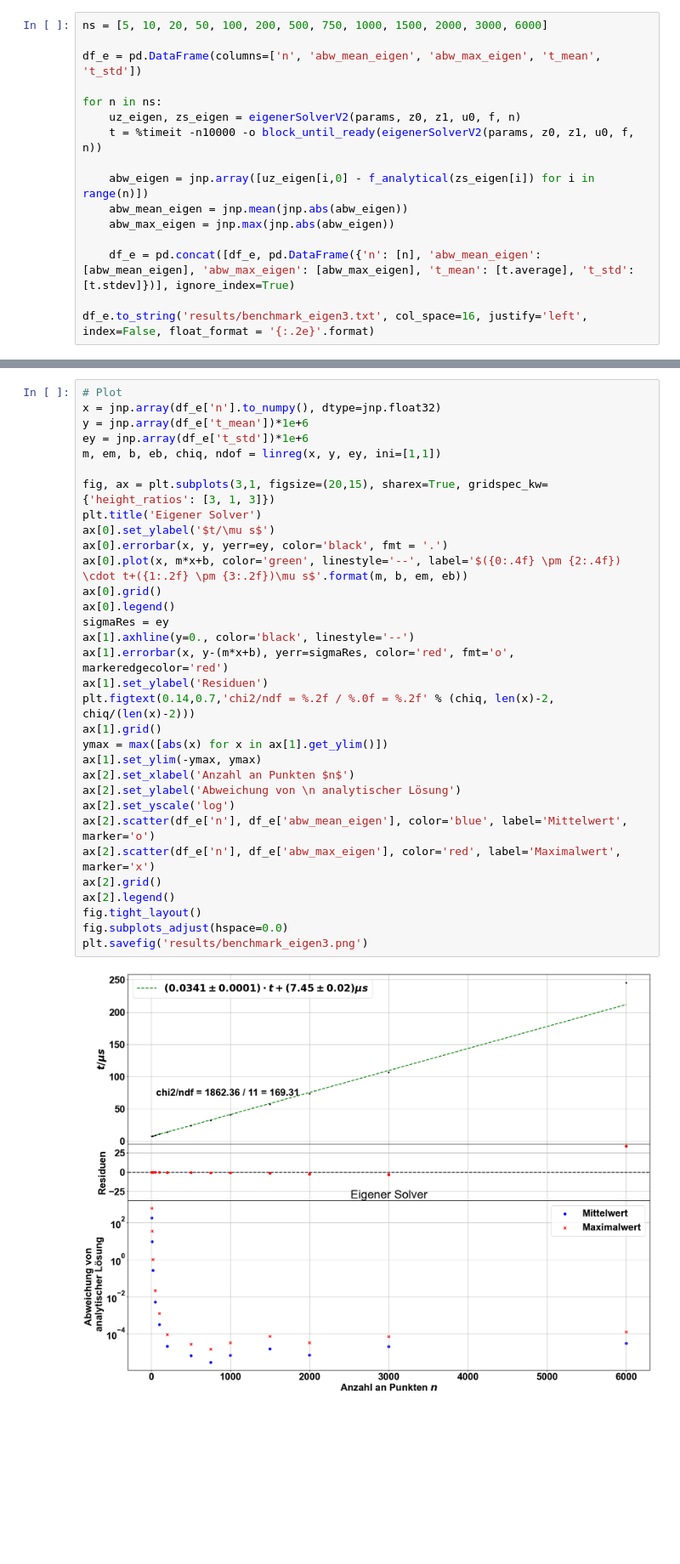
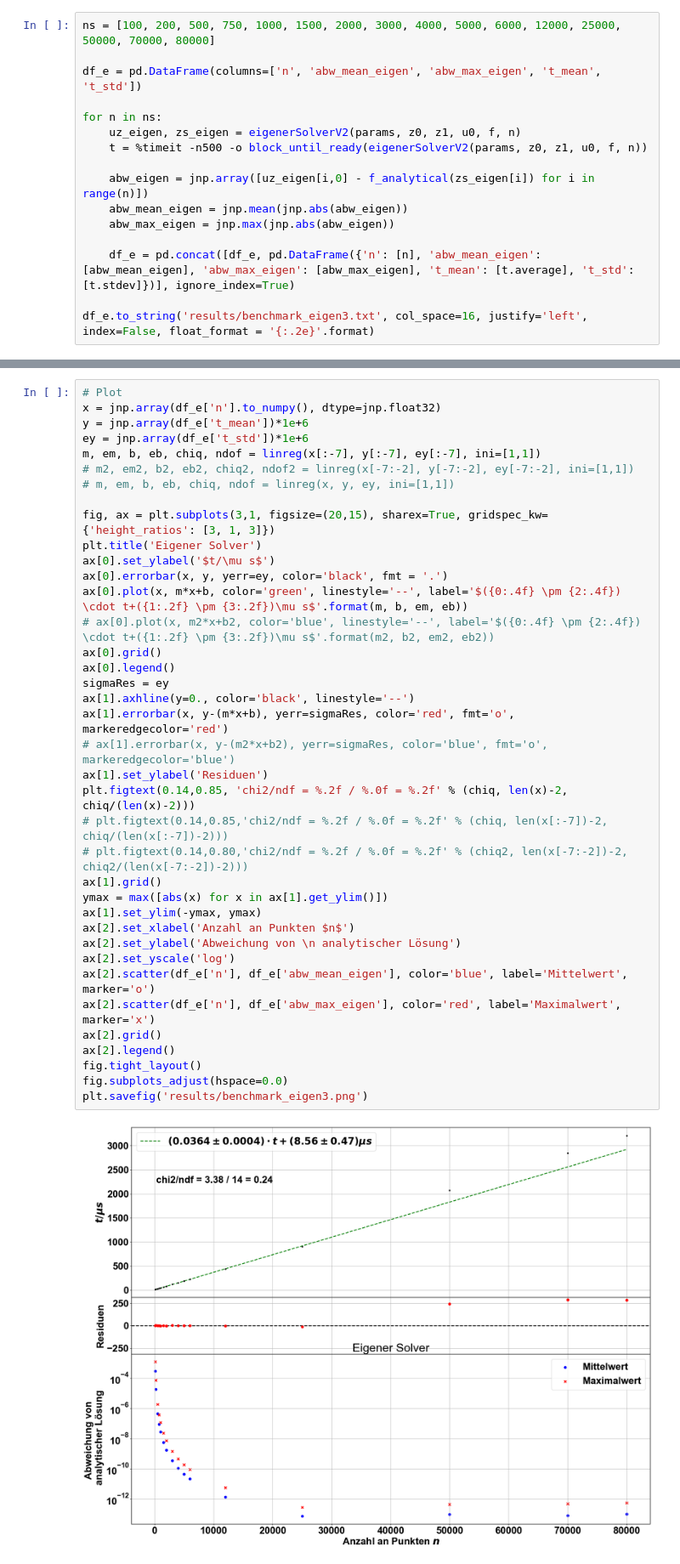
Before and after one commit to rubba0220/Bachelorarbeit, a Jupyter notebook: proper benchmark3.ipynb, the cells around one changed output, grey strips where cells are left out. Shown at 85% size. Drawn from its saved outputs; the diff is of its cells as text; blank space fills up the shorter version.

```diff
--- a/proper benchmark3.ipynb
+++ b/proper benchmark3.ipynb
@@ -144,13 +147,13 @@ def residuenplot(var_x, unit_x, v_x, v_s_x, var_y, unit_y, v_y, v_s_y, m, b, chi
 
     plt.show()
 # %%
-ns = [5, 10, 20, 50, 100, 200, 500, 750, 1000, 1500, 2000, 3000, 6000]
+ns = [100, 200, 500, 750, 1000, 1500, 2000, 3000, 4000, 5000, 6000, 12000, 25000, 50000, 70000, 80000]
 
 df_e = pd.DataFrame(columns=['n', 'abw_mean_eigen', 'abw_max_eigen', 't_mean', 't_std'])
 
 for n in ns:
     uz_eigen, zs_eigen = eigenerSolverV2(params, z0, z1, u0, f, n)
-    t = %timeit -n10000 -o block_until_ready(eigenerSolverV2(params, z0, z1, u0, f, n))
+    t = %timeit -n500 -o block_until_ready(eigenerSolverV2(params, z0, z1, u0, f, n))
 
     abw_eigen = jnp.array([uz_eigen[i,0] - f_analytical(zs_eigen[i]) for i in range(n)])
     abw_mean_eigen = jnp.mean(jnp.abs(abw_eigen))
@@ -177,36 +183,42 @@ df_e.to_string('results/benchmark_eigen3.txt', col_space=16, justify='left', ind
 # Plot
 x = jnp.array(df_e['n'].to_numpy(), dtype=jnp.float32)
 y = jnp.array(df_e['t_mean'])*1e+6
 ey = jnp.array(df_e['t_std'])*1e+6
-m, em, b, eb, chiq, ndof = linreg(x, y, ey, ini=[1,1])
+m, em, b, eb, chiq, ndof = linreg(x[:-7], y[:-7], ey[:-7], ini=[1,1])
+# m2, em2, b2, eb2, chiq2, ndof2 = linreg(x[-7:-2], y[-7:-2], ey[-7:-2], ini=[1,1])
+# m, em, b, eb, chiq, ndof = linreg(x, y, ey, ini=[1,1])
 
 fig, ax = plt.subplots(3,1, figsize=(20,15), sharex=True, gridspec_kw={'height_ratios': [3, 1, 3]})
 plt.title('Eigener Solver')
 ax[0].set_ylabel('$t/\mu s$')
 ax[0].errorbar(x, y, yerr=ey, color='black', fmt = '.')
 ax[0].plot(x, m*x+b, color='green', linestyle='--', label='$({0:.4f} \pm {2:.4f}) \cdot t+({1:.2f} \pm {3:.2f})\mu s$'.format(m, b, em, eb))
+# ax[0].plot(x, m2*x+b2, color='blue', linestyle='--', label='$({0:.4f} \pm {2:.4f}) \cdot t+({1:.2f} \pm {3:.2f})\mu s$'.format(m2, b2, em2, eb2))
 ax[0].grid()
 ax[0].legend()
 sigmaRes = ey
 ax[1].axhline(y=0., color='black', linestyle='--')
 ax[1].errorbar(x, y-(m*x+b), yerr=sigmaRes, color='red', fmt='o', markeredgecolor='red')
+# ax[1].errorbar(x, y-(m2*x+b2), yerr=sigmaRes, color='blue', fmt='o', markeredgecolor='blue')
 ax[1].set_ylabel('Residuen')
-plt.figtext(0.14,0.7,'chi2/ndf = %.2f / %.0f = %.2f' % (chiq, len(x)-2, chiq/(len(x)-2)))
+plt.figtext(0.14,0.85, 'chi2/ndf = %.2f / %.0f = %.2f' % (chiq, len(x)-2, chiq/(len(x)-2)))
+# plt.figtext(0.14,0.85,'chi2/ndf = %.2f / %.0f = %.2f' % (chiq, len(x[:-7])-2, chiq/(len(x[:-7])-2)))
+# plt.figtext(0.14,0.80,'chi2/ndf = %.2f / %.0f = %.2f' % (chiq2, len(x[-7:-2])-2, chiq2/(len(x[-7:-2])-2)))
 ax[1].grid()
 ymax = max([abs(x) for x in ax[1].get_ylim()])
 ax[1].set_ylim(-ymax, ymax)
 ax[2].set_xlabel('Anzahl an Punkten $n$')
 ax[2].set_ylabel('Abweichung von \n analytischer Lösung')
 ax[2].set_yscale('log')
 ax[2].scatter(df_e['n'], df_e['abw_mean_eigen'], color='blue', label='Mittelwert', marker='o')
 ax[2].scatter(df_e['n'], df_e['abw_max_eigen'], color='red', label='Maximalwert', marker='x')
 ax[2].grid()
 ax[2].legend()
 fig.tight_layout()
 fig.subplots_adjust(hspace=0.0)
 plt.savefig('results/benchmark_eigen3.png')
 # %% [output]
-[figure, old version]
+[figure, new version]
 # %%
 rtol = 0
 atols = [1e-1, 1e-2, 1e-3, 1e-4, 1e-5, 1e-6, 1e-7, 1e-8, 1e-9, 2e-10, 3e-10, 5e-10, 7e-10, 1e-10]
```
Also changed, not shown: parts of 2 cells of this notebook, 4 other files.
